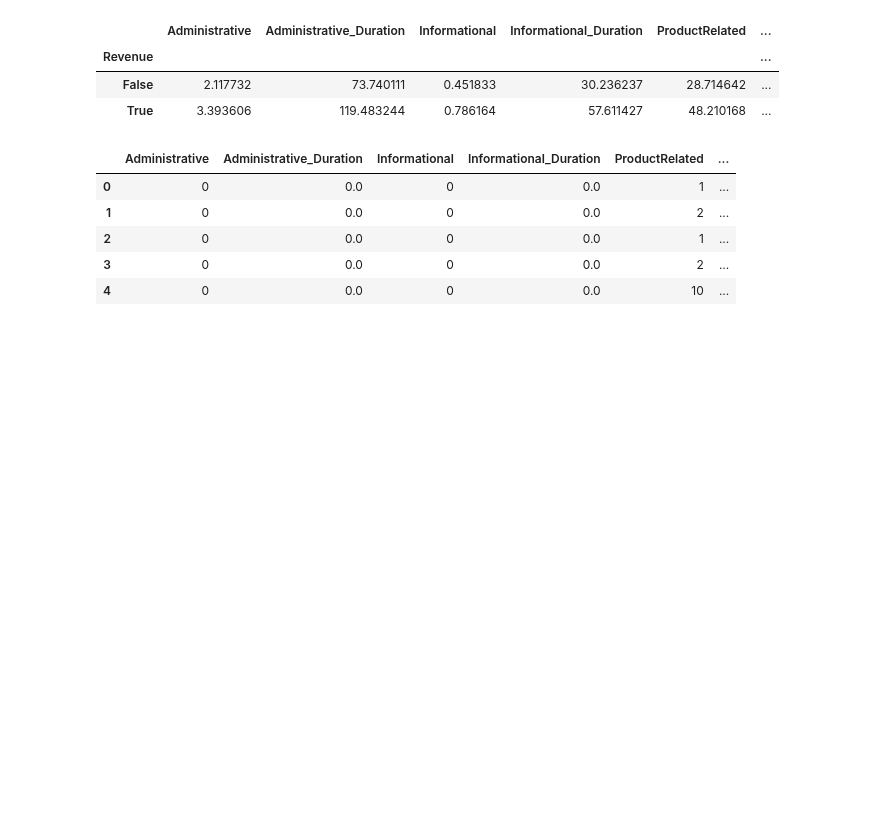
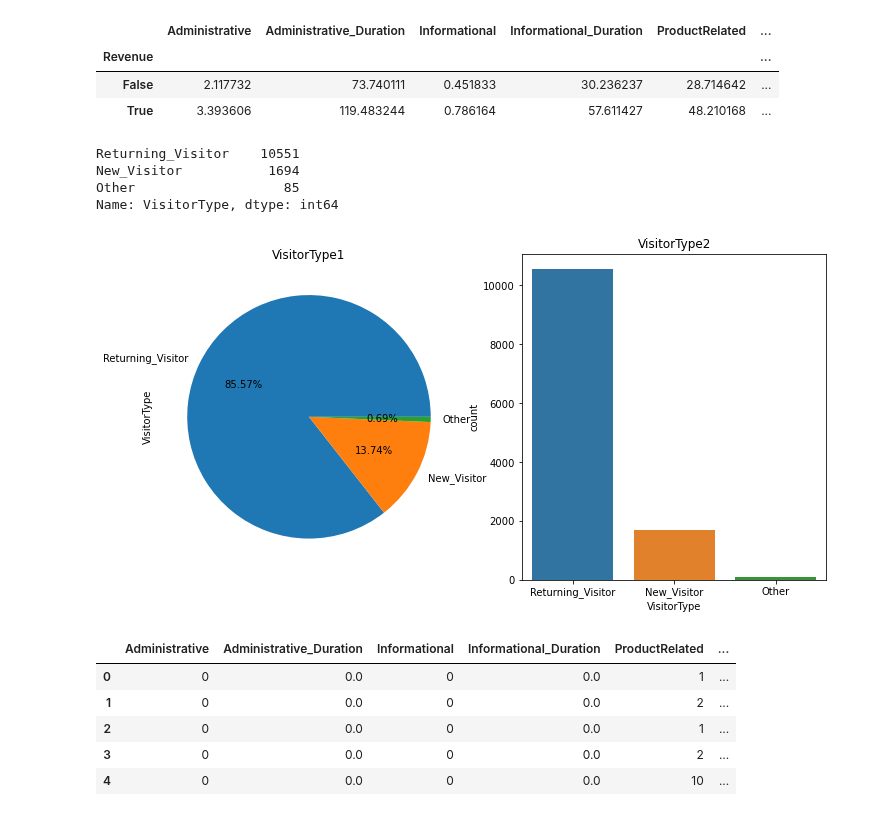
Before and after one commit to jinhuioh/Hi_ai, a Jupyter notebook: data08/mini-project.ipynb, the cells around one changed output. Saved outputs shown, nothing was run; the diff lists cells and outputs as text; code cells hidden in the pictures; blank space fills up the shorter version.

```diff
--- a/data08/mini-project.ipynb
+++ b/data08/mini-project.ipynb
@@ -150,6 +150,27 @@ shop.groupby(by='Revenue').mean()
 | Revenue |  |  |  |  |  | ... |
 | False | 2.117732 | 73.740111 | 0.451833 | 30.236237 | 28.714642 | ... |
 | True | 3.393606 | 119.483244 | 0.786164 | 57.611427 | 48.210168 | ... |
+# %%
+shop_visit = shop['VisitorType'].value_counts()
+shop_visit
+# %% [output]
+Returning_Visitor    10551
+New_Visitor           1694
+Other                   85
+Name: VisitorType, dtype: int64
+# %%
+#전체 재방문, 첫 방문, 기타 비율을 그래프로 표현.
+f,ax=plt.subplots(1,2,figsize=(12,6))
+
+shop_visit.plot.pie(autopct='%1.2f%%',ax=ax[0])
+
+ax[0].set_title('VisitorType1')
+
+sns.countplot('VisitorType', data=shop, ax = ax[1])
+ax[1].set_title('VisitorType2')
+plt.show()
+# %% [output]
+[figure, added]
 # %%
 #VisitorType을 처음이면 0,  방문한 적 있음 은 1 로 바꾸기
 #상품을 구매함,아님을 기준으로 그룹지어 visitortype, specialday를 비교.
```
Also changed, not shown: parts of 2 cells of this notebook.
